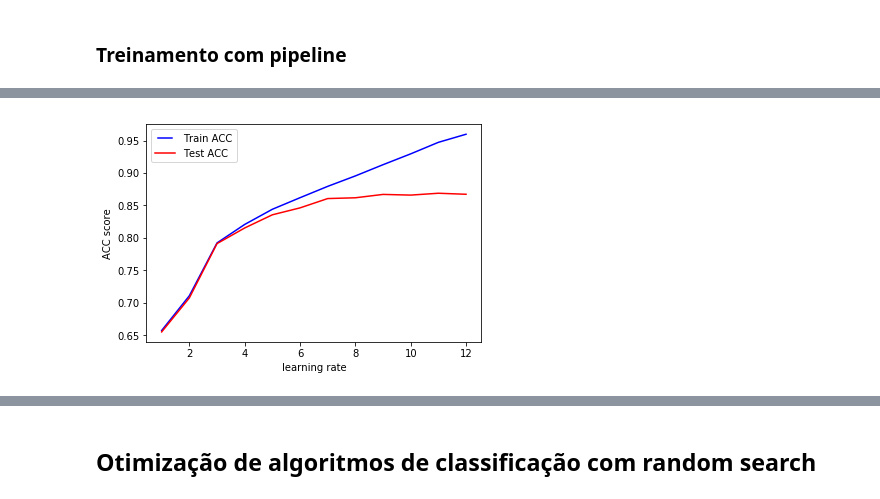
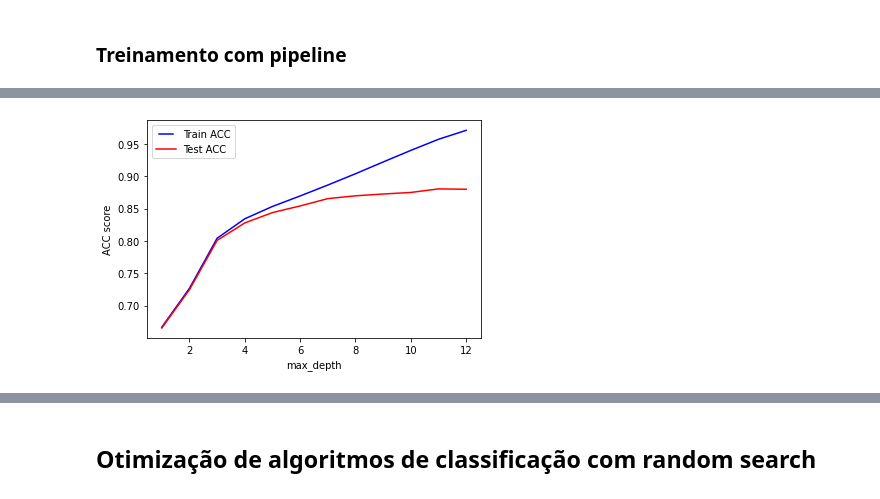
Before and after one commit to Sette/fifa_dataset, a Jupyter notebook: Fifa-pipeline.ipynb, the cells around one changed output, grey strips where cells are left out. Drawn from its saved outputs; the diff is of its cells as text; code cells hidden in the pictures.

```diff
--- a/Fifa-pipeline.ipynb
+++ b/Fifa-pipeline.ipynb
@@ -342,19 +406,19 @@ max_depths = [1, 2, 3, 4, 5, 6,7,8,9,10,11,12]
 train_results = []
 test_results = []
 for depth in max_depths:
-    scores = cross_validate(RandomForestClassifier(max_depth=depth), X_train_dev, y_train_dev,cv=10,scoring="accuracy")
+    scores = cross_validate(RandomForestClassifier(max_depth=depth), X_train_dev, y_train_dev,cv=10,scoring="accuracy",return_train_score=True)
     train_results.append(scores['train_score'].mean())
     test_results.append(scores['test_score'].mean())
-
-from matplotlib.legend_handler import HandlerLine2D
-line1, = plt.plot(learning_rates, train_results, 'b', label="Train ACC")
-line2, = plt.plot(learning_rates, test_results, 'r', label="Test ACC")
-plt.legend(handler_map={line1: HandlerLine2D(numpoints=2)})
-plt.ylabel('ACC score')
-plt.xlabel('max_depth')
-plt.show()
-# %% [output]
-[figure, removed]
+# %%
+from matplotlib.legend_handler import HandlerLine2D
+line1, = plt.plot(max_depths, train_results, 'b', label="Train ACC")
+line2, = plt.plot(max_depths, test_results, 'r', label="Test ACC")
+plt.legend(handler_map={line1: HandlerLine2D(numpoints=2)})
+plt.ylabel('ACC score')
+plt.xlabel('max_depth')
+plt.show()
+# %% [output]
+[figure, added]
 # %%
 # Number of trees in random forest
 n_estimators = [int(x) for x in np.linspace(start = 200, stop = 2000, num = 10)]
```
Also changed, not shown: parts of 34 cells of this notebook.
